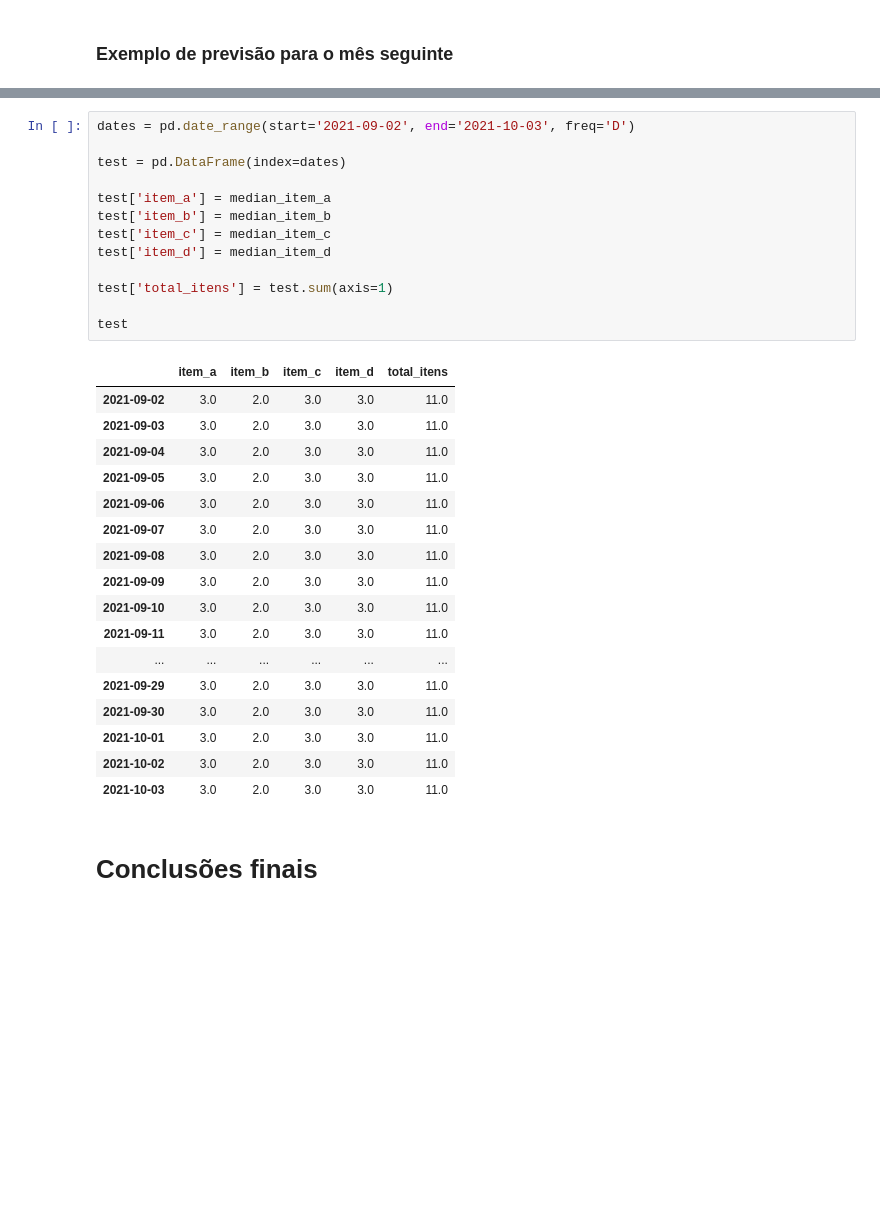
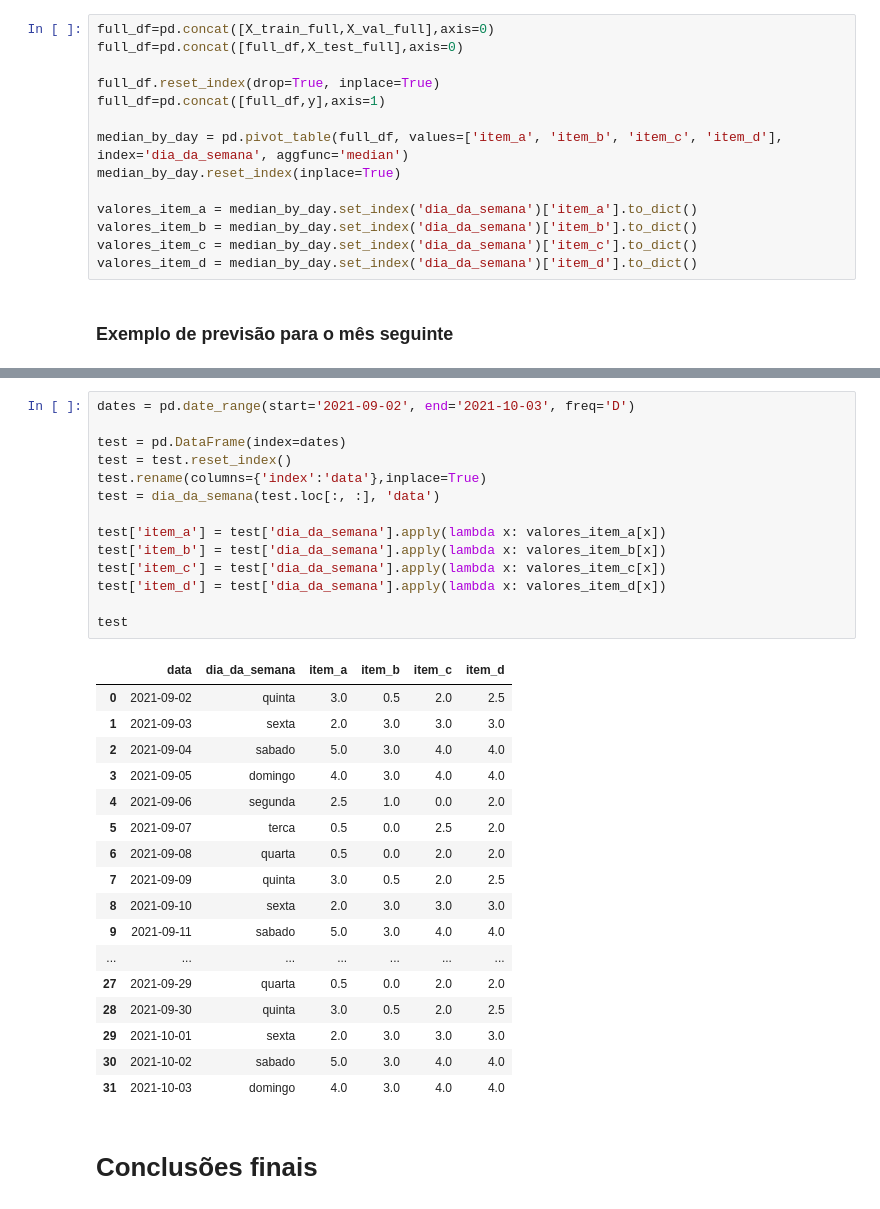
Before and after one commit to Eduardo-95-DS/case_mr_health, a Jupyter notebook: notebooks/previsao_demanda.ipynb, the cells around one changed output, grey strips where cells are left out. Cells and saved outputs as stored; diff of their text form; blank space fills up the shorter version.

```diff
--- a/notebooks/previsao_demanda.ipynb
+++ b/notebooks/previsao_demanda.ipynb
@@ -1709,2 +1725,16 @@ mean_item_d = full_df['item_d'].median()
+# %%
+full_df=pd.concat([X_train_full,X_val_full],axis=0)
+full_df=pd.concat([full_df,X_test_full],axis=0)
+
+full_df.reset_index(drop=True, inplace=True)
+full_df=pd.concat([full_df,y],axis=1)
+
+median_by_day = pd.pivot_table(full_df, values=['item_a', 'item_b', 'item_c', 'item_d'], index='dia_da_semana', aggfunc='median')
+median_by_day.reset_index(inplace=True)
+
+valores_item_a = median_by_day.set_index('dia_da_semana')['item_a'].to_dict()
+valores_item_b = median_by_day.set_index('dia_da_semana')['item_b'].to_dict()
+valores_item_c = median_by_day.set_index('dia_da_semana')['item_c'].to_dict()
+valores_item_d = median_by_day.set_index('dia_da_semana')['item_d'].to_dict()
 # %% [markdown]
 ### **Exemplo de previsão para o mês seguinte**
@@ -1744,34 +1741,35 @@ test
-# %%
-dates = pd.date_range(start='2021-09-02', end='2021-10-03', freq='D')
-
-test = pd.DataFrame(index=dates)
-
-test['item_a'] = median_item_a
-test['item_b'] = median_item_b
-test['item_c'] = median_item_c
-test['item_d'] = median_item_d
-
-test['total_itens'] = test.sum(axis=1)
-
-test
-# %% [output]
-|  | item_a | item_b | item_c | item_d | total_itens |
-| 2021-09-02 | 3.0 | 2.0 | 3.0 | 3.0 | 11.0 |
-| 2021-09-03 | 3.0 | 2.0 | 3.0 | 3.0 | 11.0 |
-| 2021-09-04 | 3.0 | 2.0 | 3.0 | 3.0 | 11.0 |
-| 2021-09-05 | 3.0 | 2.0 | 3.0 | 3.0 | 11.0 |
-| 2021-09-06 | 3.0 | 2.0 | 3.0 | 3.0 | 11.0 |
-| 2021-09-07 | 3.0 | 2.0 | 3.0 | 3.0 | 11.0 |
-| 2021-09-08 | 3.0 | 2.0 | 3.0 | 3.0 | 11.0 |
-| 2021-09-09 | 3.0 | 2.0 | 3.0 | 3.0 | 11.0 |
-| 2021-09-10 | 3.0 | 2.0 | 3.0 | 3.0 | 11.0 |
-| 2021-09-11 | 3.0 | 2.0 | 3.0 | 3.0 | 11.0 |
-| ... | ... | ... | ... | ... | ... |
-| 2021-09-29 | 3.0 | 2.0 | 3.0 | 3.0 | 11.0 |
-| 2021-09-30 | 3.0 | 2.0 | 3.0 | 3.0 | 11.0 |
-| 2021-10-01 | 3.0 | 2.0 | 3.0 | 3.0 | 11.0 |
-| 2021-10-02 | 3.0 | 2.0 | 3.0 | 3.0 | 11.0 |
-| 2021-10-03 | 3.0 | 2.0 | 3.0 | 3.0 | 11.0 |
+# %%
+dates = pd.date_range(start='2021-09-02', end='2021-10-03', freq='D')
+
+test = pd.DataFrame(index=dates)
+test = test.reset_index()
+test.rename(columns={'index':'data'},inplace=True)
+test = dia_da_semana(test.loc[:, :], 'data')
+
+test['item_a'] = test['dia_da_semana'].apply(lambda x: valores_item_a[x])
+test['item_b'] = test['dia_da_semana'].apply(lambda x: valores_item_b[x])
+test['item_c'] = test['dia_da_semana'].apply(lambda x: valores_item_c[x])
+test['item_d'] = test['dia_da_semana'].apply(lambda x: valores_item_d[x])
+
+test
+# %% [output]
+|  | data | dia_da_semana | item_a | item_b | item_c | item_d |
+| 0 | 2021-09-02 | quinta | 3.0 | 0.5 | 2.0 | 2.5 |
+| 1 | 2021-09-03 | sexta | 2.0 | 3.0 | 3.0 | 3.0 |
+| 2 | 2021-09-04 | sabado | 5.0 | 3.0 | 4.0 | 4.0 |
+| 3 | 2021-09-05 | domingo | 4.0 | 3.0 | 4.0 | 4.0 |
+| 4 | 2021-09-06 | segunda | 2.5 | 1.0 | 0.0 | 2.0 |
+| 5 | 2021-09-07 | terca | 0.5 | 0.0 | 2.5 | 2.0 |
+| 6 | 2021-09-08 | quarta | 0.5 | 0.0 | 2.0 | 2.0 |
+| 7 | 2021-09-09 | quinta | 3.0 | 0.5 | 2.0 | 2.5 |
+| 8 | 2021-09-10 | sexta | 2.0 | 3.0 | 3.0 | 3.0 |
+| 9 | 2021-09-11 | sabado | 5.0 | 3.0 | 4.0 | 4.0 |
+| ... | ... | ... | ... | ... | ... | ... |
+| 27 | 2021-09-29 | quarta | 0.5 | 0.0 | 2.0 | 2.0 |
+| 28 | 2021-09-30 | quinta | 3.0 | 0.5 | 2.0 | 2.5 |
+| 29 | 2021-10-01 | sexta | 2.0 | 3.0 | 3.0 | 3.0 |
+| 30 | 2021-10-02 | sabado | 5.0 | 3.0 | 4.0 | 4.0 |
+| 31 | 2021-10-03 | domingo | 4.0 | 3.0 | 4.0 | 4.0 |
 # %% [markdown]
 # **Conclusões finais**
 # %% [markdown]
```
Also changed, not shown: parts of 10 cells of this notebook, 1 other file.
